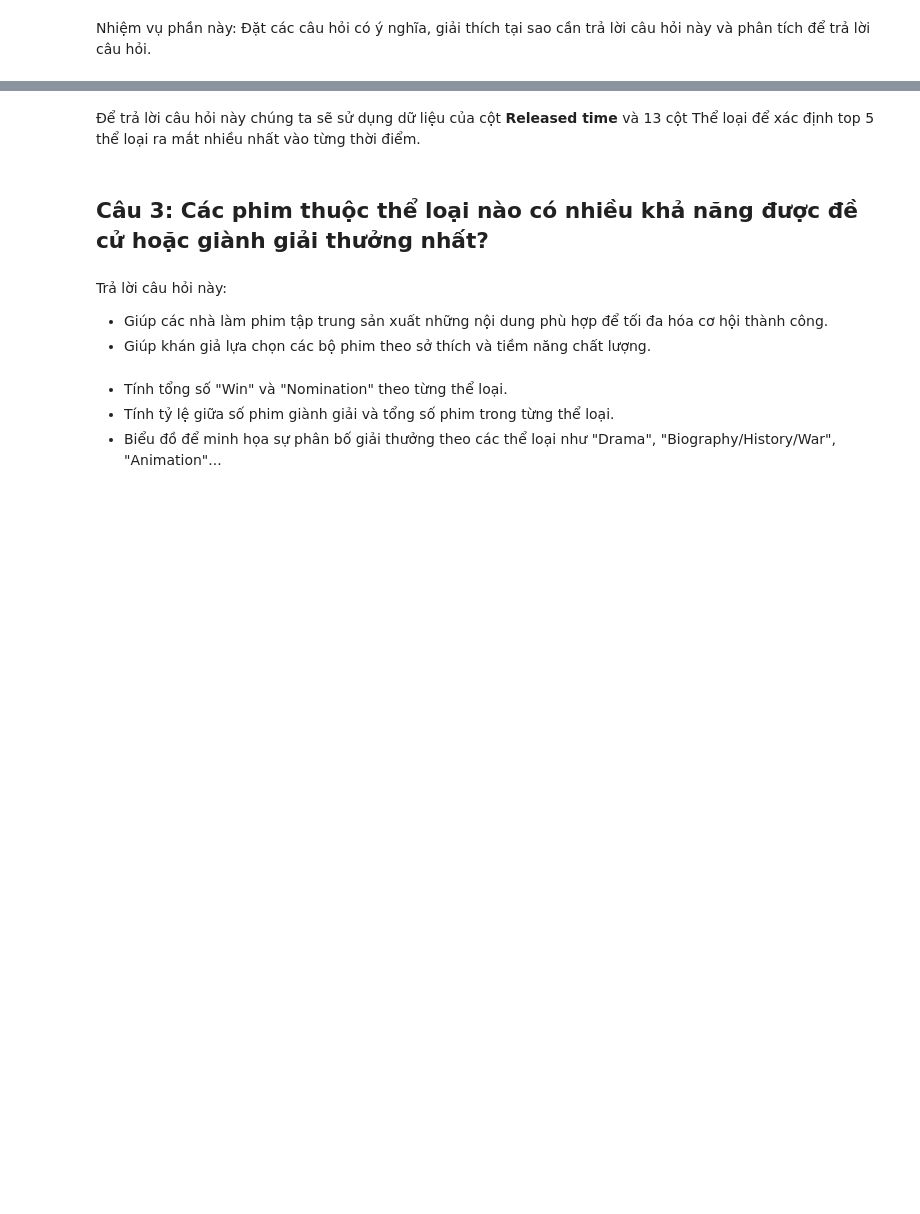
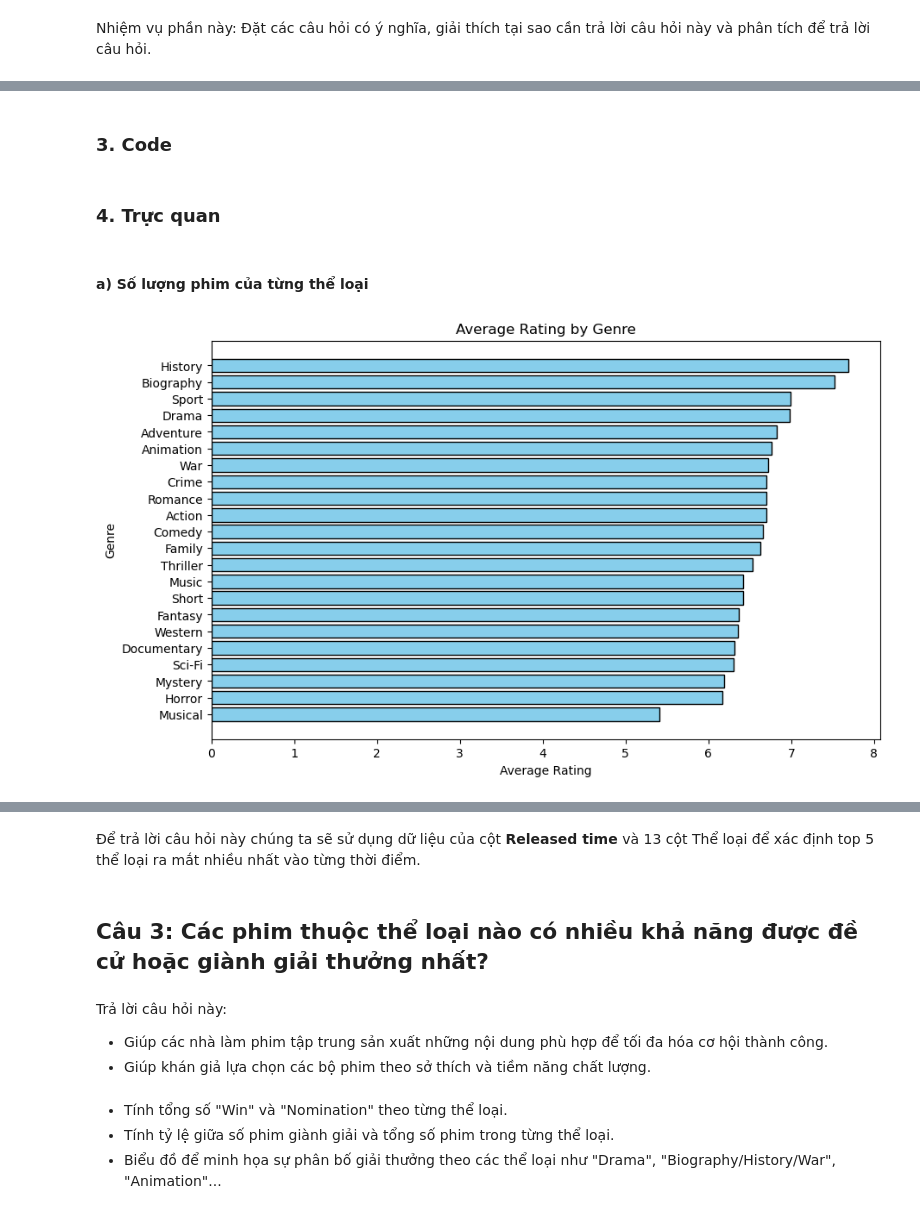
Before and after one commit to alpaca3000/IntroToDS, a Jupyter notebook: Source_codes/AnsweringQuestion.ipynb, the cells around one changed output, grey strips where cells are left out. Drawn from its saved outputs; the diff is of its cells as text; code cells hidden in the pictures; blank space fills up the shorter version.

```diff
--- a/Source_codes/AnsweringQuestion.ipynb
+++ b/Source_codes/AnsweringQuestion.ipynb
@@ -5,0 +13,3 @@ Nhiệm vụ phần này: Đặt các câu hỏi có ý nghĩa, giải thích t
+# %%
+df = pd.read_csv('../Data/movie_data.csv')
+df.head()
@@ -16,0 +47,2 @@ Mỗi thể loại phim sẽ thu hút các nhóm khán giả khác nhau. Trả l
+# %% [markdown]
+### 3. Code
@@ -16,0 +74,32 @@ Mỗi thể loại phim sẽ thu hút các nhóm khán giả khác nhau. Trả l
+# %%
+C = data['IMDb Votes'].mean()
+m = data['IMDb Rating'].mean()
+
+genre_avg_rating = []
+
+for genre in genre_columns:
+    filtered_movies = data[data[genre] == 1]
+    total_votes = filtered_movies['IMDb Votes'].sum()
+    total_movie = filtered_movies['IMDb Rating'].count()
+
+    # Bayesian Average
+    bayesian_avg = (C * m + (filtered_movies['IMDb Rating'] * filtered_movies['IMDb Votes']).sum()) / (C + total_votes)
+    genre_avg_rating.append((genre, total_movie, bayesian_avg))
+
+avg_rating_df = pd.DataFrame(genre_avg_rating, columns = ['Genre', 'Total Movie', 'Average Rating'])
+# %%
+genre_most_movie = avg_rating_df.sort_values(by='Total Movie', ascending=True)
+avg_rating_df.sort_values(by='Average Rating', ascending=True, inplace=True)
+# %% [markdown]
+### 4. Trực quan
+# %% [markdown]
+#### a) Số lượng phim của từng thể loại
+# %%
+plt.figure(figsize=(10, 6))
+plt.barh(avg_rating_df['Genre'], avg_rating_df['Average Rating'], color='skyblue', edgecolor='black')
+plt.xlabel('Average Rating')
+plt.ylabel('Genre')
+plt.title('Average Rating by Genre')
+plt.show()
+# %% [output]
+[figure, added]
```
Also changed, not shown: parts of 24 cells of this notebook.
